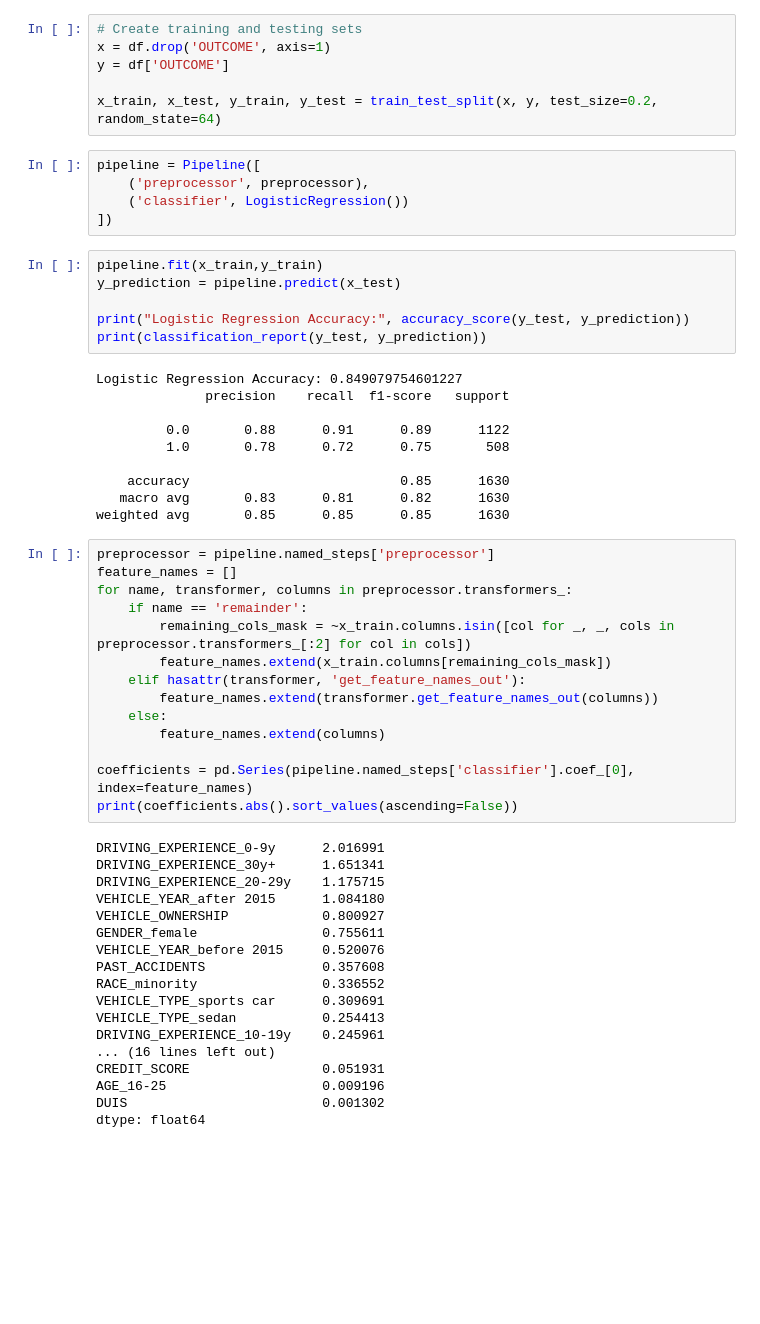
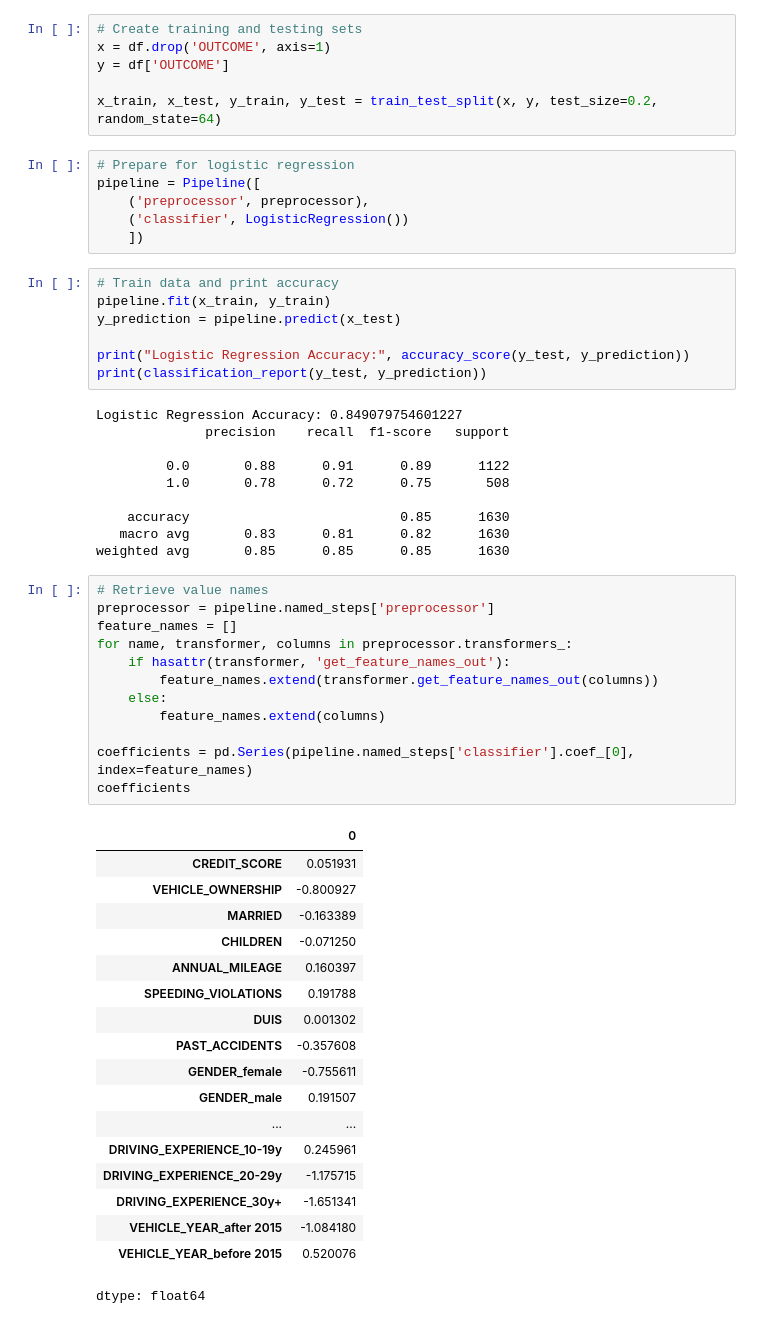
Before and after one commit to KevinChiData/Car-Insurance-Claim-Predictions, a Jupyter notebook: Predicting_Auto_Insurance_Claims_Using_Logistic_Regression.ipynb, the cells around one changed output. Saved outputs shown, nothing was run; the diff lists cells and outputs as text; blank space fills up the shorter version.

```diff
--- a/Predicting_Auto_Insurance_Claims_Using_Logistic_Regression.ipynb
+++ b/Predicting_Auto_Insurance_Claims_Using_Logistic_Regression.ipynb
@@ -152,12 +155,14 @@ y = df['OUTCOME']
 
 x_train, x_test, y_train, y_test = train_test_split(x, y, test_size=0.2, random_state=64)
 # %%
+# Prepare for logistic regression
 pipeline = Pipeline([
     ('preprocessor', preprocessor),
     ('classifier', LogisticRegression())
-])
+    ])
 # %%
-pipeline.fit(x_train,y_train)
+# Train data and print accuracy
+pipeline.fit(x_train, y_train)
 y_prediction = pipeline.predict(x_test)
 
 print("Logistic Regression Accuracy:", accuracy_score(y_test, y_prediction))
@@ -173,34 +178,33 @@ Logistic Regression Accuracy: 0.849079754601227
    macro avg       0.83      0.81      0.82      1630
 weighted avg       0.85      0.85      0.85      1630
 # %%
+# Retrieve value names
 preprocessor = pipeline.named_steps['preprocessor']
 feature_names = []
 for name, transformer, columns in preprocessor.transformers_:
-    if name == 'remainder':
-        remaining_cols_mask = ~x_train.columns.isin([col for _, _, cols in preprocessor.transformers_[:2] for col in cols])
-        feature_names.extend(x_train.columns[remaining_cols_mask])
-    elif hasattr(transformer, 'get_feature_names_out'):
+    if hasattr(transformer, 'get_feature_names_out'):
         feature_names.extend(transformer.get_feature_names_out(columns))
     else:
         feature_names.extend(columns)
 
 coefficients = pd.Series(pipeline.named_steps['classifier'].coef_[0], index=feature_names)
-print(coefficients.abs().sort_values(ascending=False))
+coefficients
 # %% [output]
+|  | 0 |
+| CREDIT_SCORE | 0.051931 |
+| VEHICLE_OWNERSHIP | -0.800927 |
+| MARRIED | -0.163389 |
+| CHILDREN | -0.071250 |
+| ANNUAL_MILEAGE | 0.160397 |
+| SPEEDING_VIOLATIONS | 0.191788 |
+| DUIS | 0.001302 |
+| PAST_ACCIDENTS | -0.357608 |
+| GENDER_female | -0.755611 |
+| GENDER_male | 0.191507 |
+| ... | ... |
+| DRIVING_EXPERIENCE_10-19y | 0.245961 |
+| DRIVING_EXPERIENCE_20-29y | -1.175715 |
+| DRIVING_EXPERIENCE_30y+ | -1.651341 |
+| VEHICLE_YEAR_after 2015 | -1.084180 |
+| VEHICLE_YEAR_before 2015 | 0.520076 |
-DRIVING_EXPERIENCE_0-9y      2.016991
-DRIVING_EXPERIENCE_30y+      1.651341
-DRIVING_EXPERIENCE_20-29y    1.175715
-VEHICLE_YEAR_after 2015      1.084180
-VEHICLE_OWNERSHIP            0.800927
-GENDER_female                0.755611
-VEHICLE_YEAR_before 2015     0.520076
-PAST_ACCIDENTS               0.357608
-RACE_minority                0.336552
-VEHICLE_TYPE_sports car      0.309691
-VEHICLE_TYPE_sedan           0.254413
-DRIVING_EXPERIENCE_10-19y    0.245961
-... (16 lines left out)
-CREDIT_SCORE                 0.051931
-AGE_16-25                    0.009196
-DUIS                         0.001302
 dtype: float64
```
Also changed, not shown: parts of 9 cells of this notebook.
